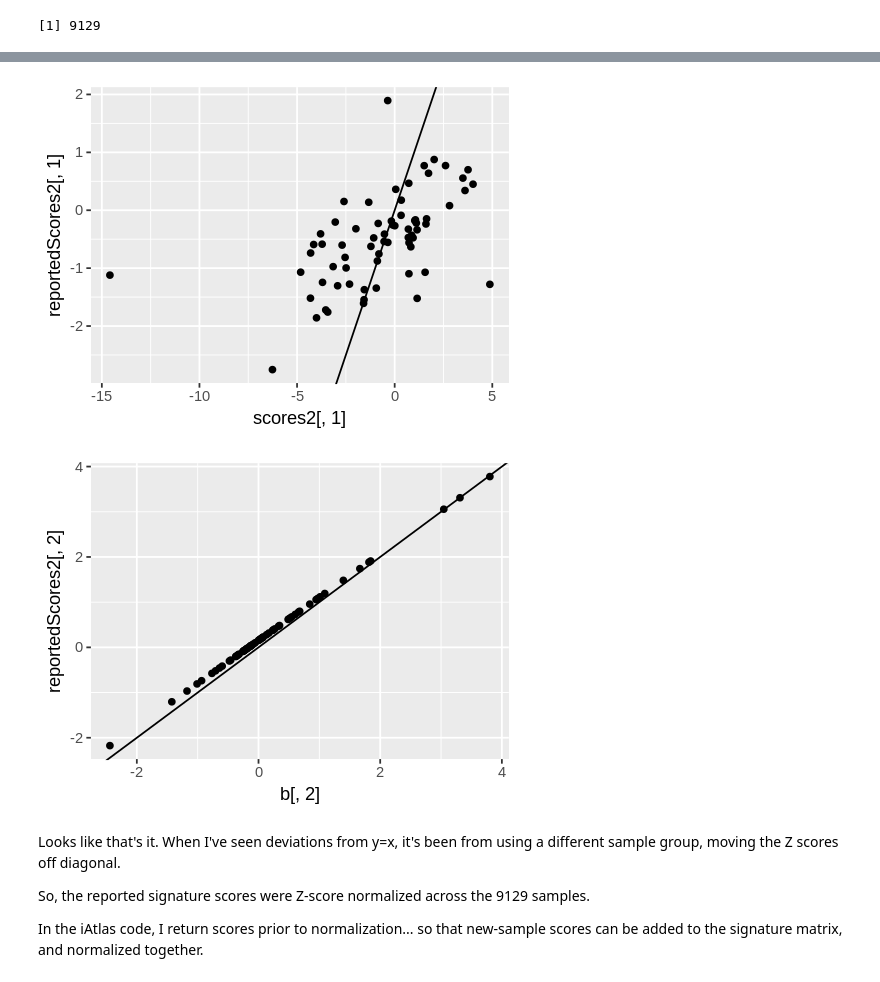
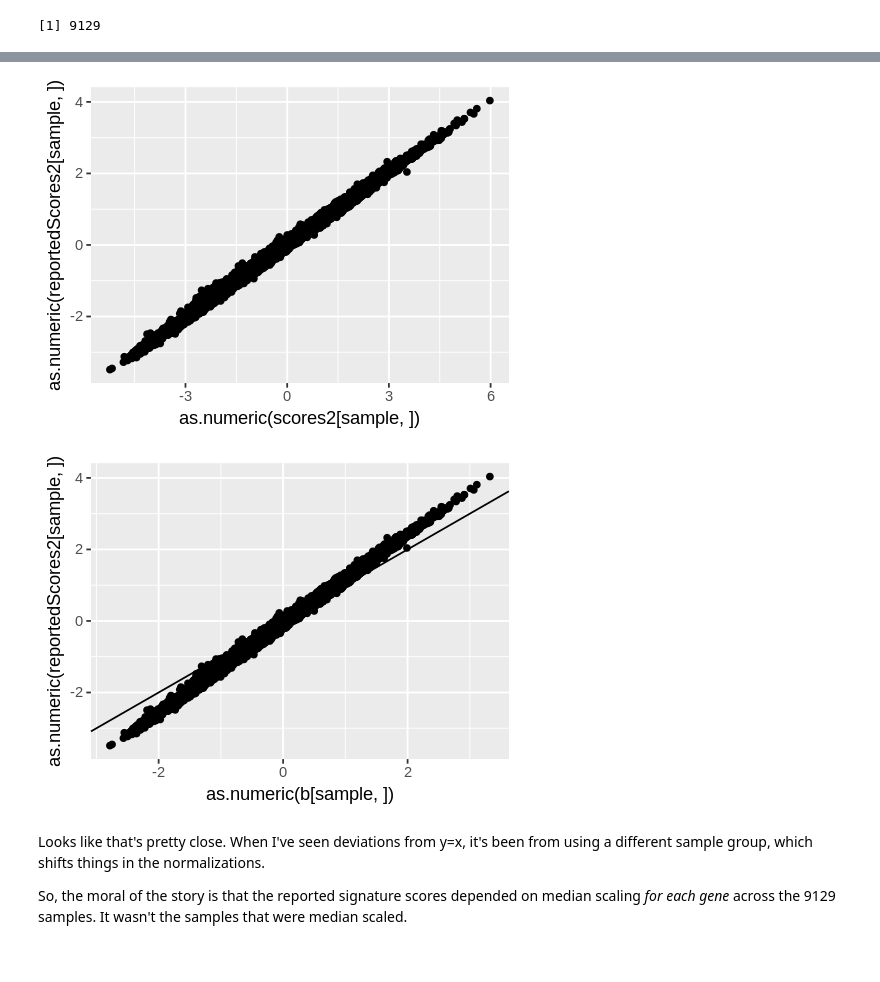
Before and after one commit to Gibbsdavidl/Immune-Subtype-Clustering, a Jupyter notebook: How to produce gene set scores.ipynb, the cells around one changed output, grey strips where cells are left out. Saved outputs shown, nothing was run; the diff lists cells and outputs as text; code cells hidden in the pictures.

```diff
--- a/How to produce gene set scores.ipynb
+++ b/How to produce gene set scores.ipynb
@@ -32,0 +37,11 @@ dat[1:5,1:5]
+# %%
+# then let's get all the genes we need,
+# can remove the rest to save memory
+load('Immune-Subtype-Clustering/shiny-app/Immune-Subtype-Clustering/data/comparative_immuneSigs_geneLists4.rda')
+
+sigs1_2_geneIDs2<-as.character(na.omit(sigs1_2_eg2[[1]]$probe))
+for(i in 2:length(sigs1_2_eg2)){
+  sigs1_2_geneIDs2<-c(sigs1_2_geneIDs2,as.character(na.omit(sigs1_2_eg2[[i]]$probe)))
+}
+sigs1_2_geneIDs2<-unique(sigs1_2_geneIDs2)   ## 2652 unique
+length(sigs1_2_geneIDs2)
@@ -101,19 +136,0 @@ qplot(log2(datSubset[,1]+1) - median(log2(datSubset[,1]+1)), geom='density')
-# %%
-
-# apply the transforms #
-# first the log2
-datSubsetTransformed <- apply(datSubset, 2, function(a) log2(a+1))
-
-# running out of memory! #
-rm(datSubset)
-gc()
-
-# then the median scale
-datSubsetTransformed <- apply(datSubsetTransformed, 2, function(a) a - median(a, na.rm=T))
-
-# should look like the above plot #
-qplot(datSubsetTransformed[,1], geom='density')
-
-summary(datSubsetTransformed[,1])
-
-datSubsetTransformed[1:5,1:5]
@@ -236,26 +240,25 @@ reportedScores2[1:5,1:5]
 | NHI_5gene_score | -0.1660 | 0.4680 | -0.3830 | 0.8730 | ... |
 | CD68 | 0.4500 | 1.1190 | 0.5440 | -0.4910 | ... |
 # %%
+sample <- 2
 
 # comparing the raw computed scores with reported scores #
-qplot(x=scores2[,1], y=reportedScores2[,1]) + geom_abline()
+qplot(x=as.numeric(scores2[sample,]), y=as.numeric(reportedScores2[sample,]))
 
-# this function is defined in the ImmuneSigs68_function.R file #
-zscore.cols2<-function(x){
-    return((apply(x, 2, function(x) (x - median(na.omit(x)))/sd(na.omit(x)))))
+zscore.rows2<-function(x){
+  return(t(apply(x, 1, function(x) (x - median(na.omit(x)))/sd(na.omit(x)))))
 }
 
-# now let's apply the normalization #
-b <- zscore.cols2(reportedScores2)
+
+# now let's apply the sample-level normalization #
+b <- zscore.rows2(scores2)
 
 # and replot #
-qplot(x=b[,2], y=reportedScores2[,2]) + geom_abline()
+qplot(x=as.numeric(b[sample,]), y=as.numeric(reportedScores2[sample,])) + geom_abline()
 # %% [output]
-[figure, old version]
+[figure, new version]
-[figure, old version]
+[figure, new version]
 # %% [markdown]
-Looks like that's it.  When I've seen deviations from y=x, it's been from using a different sample group, moving the Z scores off diagonal.
+Looks like that's pretty close.  When I've seen deviations from y=x, it's been from using a different sample group, which shifts things in the normalizations.
 
-So, the reported signature scores were Z-score normalized across the 9129 samples.
-
-In the iAtlas code, I return scores prior to normalization... so that new-sample scores can be added to the signature matrix, and normalized together.
+So, the moral of the story is that the reported signature scores depended on median scaling *for each gene* across the 9129 samples.  It wasn't the samples that were median scaled.
```
Also changed, not shown: parts of 16 cells of this notebook.
